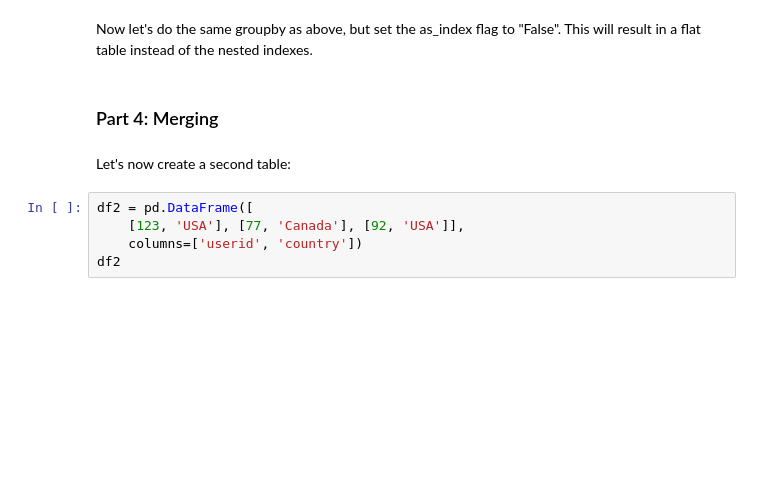
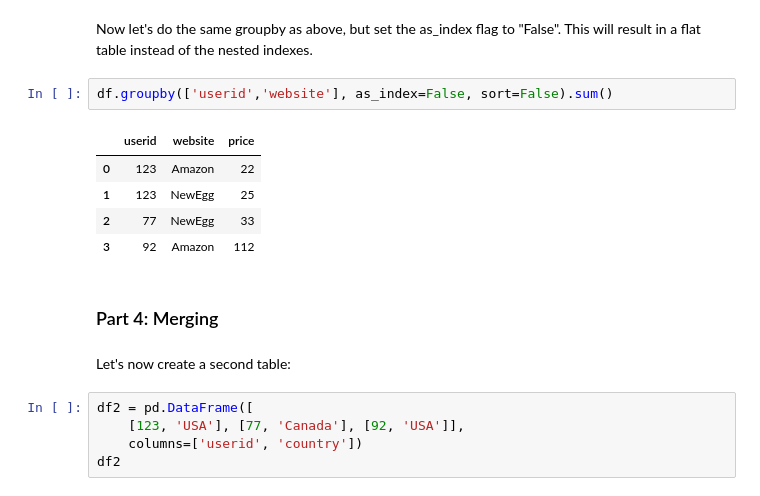
Before and after one commit to ringoshin/dsp, a Jupyter notebook: lessons/pandas_intro/pandas-exercise.ipynb, the cells around one changed output. Saved outputs shown, nothing was run; the diff lists cells and outputs as text; blank space fills up the shorter version.

```diff
--- a/lessons/pandas_intro/pandas-exercise.ipynb
+++ b/lessons/pandas_intro/pandas-exercise.ipynb
@@ -95,5 +114,13 @@ df
 # %% [markdown]
 Now let's do the same groupby as above, but set the as_index flag to "False". This will result in a flat table instead of the nested indexes.
+# %%
+df.groupby(['userid','website'], as_index=False, sort=False).sum()
+# %% [output]
+|  | userid | website | price |
+| 0 | 123 | Amazon | 22 |
+| 1 | 123 | NewEgg | 25 |
+| 2 | 77 | NewEgg | 33 |
+| 3 | 92 | Amazon | 112 |
 # %% [markdown]
 ### Part 4: Merging
 # %% [markdown]
```
Also changed, not shown: parts of 31 cells of this notebook, 1 other file.
